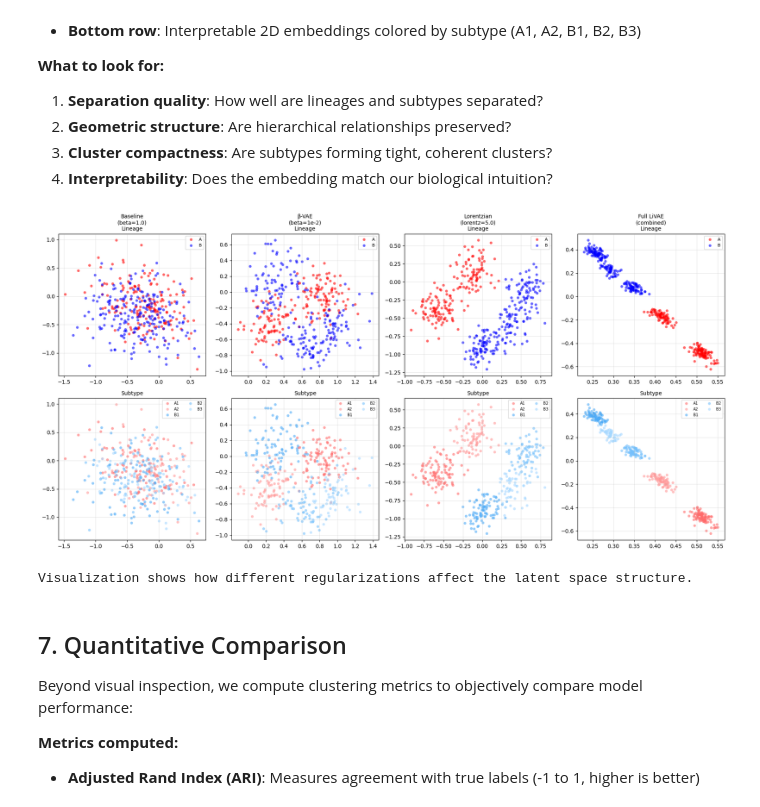
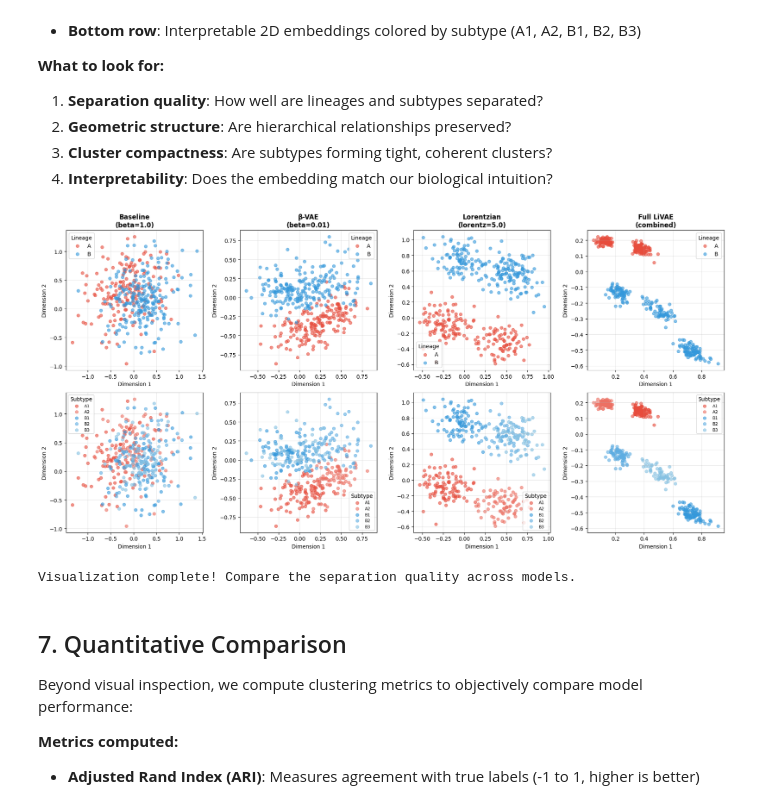
Before and after one commit to PeterPonyu/LiVAE, a Jupyter notebook: notebooks/02_advanced_regularization.ipynb, the cells around one changed output. Drawn from its saved outputs; the diff is of its cells as text; code cells hidden in the pictures.

```diff
--- a/notebooks/02_advanced_regularization.ipynb
+++ b/notebooks/02_advanced_regularization.ipynb
@@ -243,19 +260,20 @@ The full LiVAE model synergistically combines all regularization techniques:
 
 This configuration is recommended for complex biological data with hierarchical organization.
 # %%
-# Train full LiVAE with multiple regularizations
+# Train full LiVAE: Synergistic combination of all regularizations
 print("Training full LiVAE model (beta + lorentz + irecon)...\n")
 
 model_full = agent(
     adata=adata,
     layer='counts',
     latent_dim=10,
+    i_dim=2,               # Interpretable 2D embedding
     hidden_dim=64,
-    percent=0.15,
+    percent=0.15,          # Batch size: 60 cells
     lr=1e-3,
-    beta=1e-2,         # Entanglement
-    lorentz=5.0,       # Hyperbolic geometry
-    irecon=1.0,        # Interpretable reconstruction
+    beta=1e-2,             # Low β for entanglement
+    lorentz=5.0,           # Hyperbolic geometry for hierarchy
+    irecon=1.0,            # Interpretable reconstruction quality
 )
 
 model_full.fit(epochs=1000)
@@ -264,9 +282,9 @@ iembed_full = model_full.get_iembed()
 
 print("\n✅ Full LiVAE model trained")
 print("\nCombined regularization benefits:")
-print("  β-VAE: Entangled factors")
-print("  Lorentzian: Hierarchical structure")
-print("  irecon: Interpretable compressed features")
+print("  β-VAE (0.01): Entangled factors for biological dependencies")
+print("  Lorentzian (5.0): Hierarchical structure preservation")
+print("  irecon (1.0): High-quality interpretable 2D embedding")
 # %% [output]
 Training full LiVAE model (beta + lorentz + irecon)...
 ✅ Full LiVAE model trained
@@ -290,52 +308,52 @@ Now we'll visualize all four models side-by-side to understand how each regulari
 3. **Cluster compactness**: Are subtypes forming tight, coherent clusters?
 4. **Interpretability**: Does the embedding match our biological intuition?
 # %%
-# Visualize all models
+# Visualize interpretable embeddings from all four models
 fig, axes = plt.subplots(2, 4, figsize=(18, 9))
 
 models = [
     ('Baseline\n(beta=1.0)', iembed_baseline, latent_baseline),
-    ('β-VAE\n(beta=1e-2)', iembed_beta, latent_beta),
+    ('β-VAE\n(beta=0.01)', iembed_beta, latent_beta),
     ('Lorentzian\n(lorentz=5.0)', iembed_lorentz, latent_lorentz),
     ('Full LiVAE\n(combined)', iembed_full, latent_full)
 ]
 
-colors_lineage = {'A': 'red', 'B': 'blue'}
-colors_subtype = {'A1': '#ff6b6b', 'A2': '#ff9999',
-                  'B1': '#4dabf7', 'B2': '#74c0fc', 'B3': '#a5d8ff'}
+colors_lineage = {'A': '#E74C3C', 'B': '#3498DB'}  # Red and blue
+colors_subtype = {'A1': '#E74C3C', 'A2': '#EC7063',
+                  'B1': '#3498DB', 'B2': '#5DADE2', 'B3': '#85C1E2'}
 
-for i, (name, iembed, latent) in enumerate(models):
-    # Plot interpretable embedding colored by lineage
-    for lineage in ['A', 'B']:
+# Row 1: Color by main lineage (coarse-grained structure)
+for i, (title, iembed, latent) in enumerate(models):
+    ax = axes[0, i]
+    for lineage, color in colors_lineage.items():
         mask = adata.obs['lineage'] == lineage
-        axes[0, i].scatter(
-            iembed[mask, 0], iembed[mask, 1],
-            c=colors_lineage[lineage], label=lineage,
-            alpha=0.6, s=25, edgecolors='none'
-        )
-    axes[0, i].set_title(f'{name}\nLineage', fontsize=10)
-    axes[0, i].legend(fontsize=8)
-    axes[0, i].grid(alpha=0.3)
+        ax.scatter(iembed[mask, 0], iembed[mask, 1],
+                  c=color, label=lineage, alpha=0.6, s=30)
+    ax.set_title(title, fontsize=12, fontweight='bold')
+    ax.set_xlabel('Dimension 1')
+    ax.set_ylabel('Dimension 2')
+    ax.legend(title='Lineage')
+    ax.grid(alpha=0.3)
 
-    # Plot interpretable embedding colored by subtype
-    for subtype in ['A1', 'A2', 'B1', 'B2', 'B3']:
+# Row 2: Color by subtype (fine-grained structure)
+for i, (title, iembed, latent) in enumerate(models):
+    ax = axes[1, i]
+    for subtype, color in colors_subtype.items():
         mask = adata.obs['subtype'] == subtype
-        axes[1, i].scatter(
-            iembed[mask, 0], iembed[mask, 1],
-            c=colors_subtype[subtype], label=subtype,
-            alpha=0.6, s=25, edgecolors='none'
-        )
-    axes[1, i].set_title(f'Subtype', fontsize=10)
-    axes[1, i].legend(fontsize=7, ncol=2)
-    axes[1, i].grid(alpha=0.3)
+        ax.scatter(iembed[mask, 0], iembed[mask, 1],
+                  c=color, label=subtype, alpha=0.6, s=30)
+    ax.set_xlabel('Dimension 1')
+    ax.set_ylabel('Dimension 2')
+    ax.legend(title='Subtype', fontsize=8)
+    ax.grid(alpha=0.3)
 
 plt.tight_layout()
 plt.show()
 
-print("\nVisualization shows how different regularizations affect the latent space structure.")
+print("Visualization complete! Compare the separation quality across models.")
 # %% [output]
-[figure, old version]
+[figure, new version]
-Visualization shows how different regularizations affect the latent space structure.
+Visualization complete! Compare the separation quality across models.
 # %% [markdown]
 ## 7. Quantitative Comparison
 
```
Also changed, not shown: parts of 6 cells of this notebook, 2 other files.
